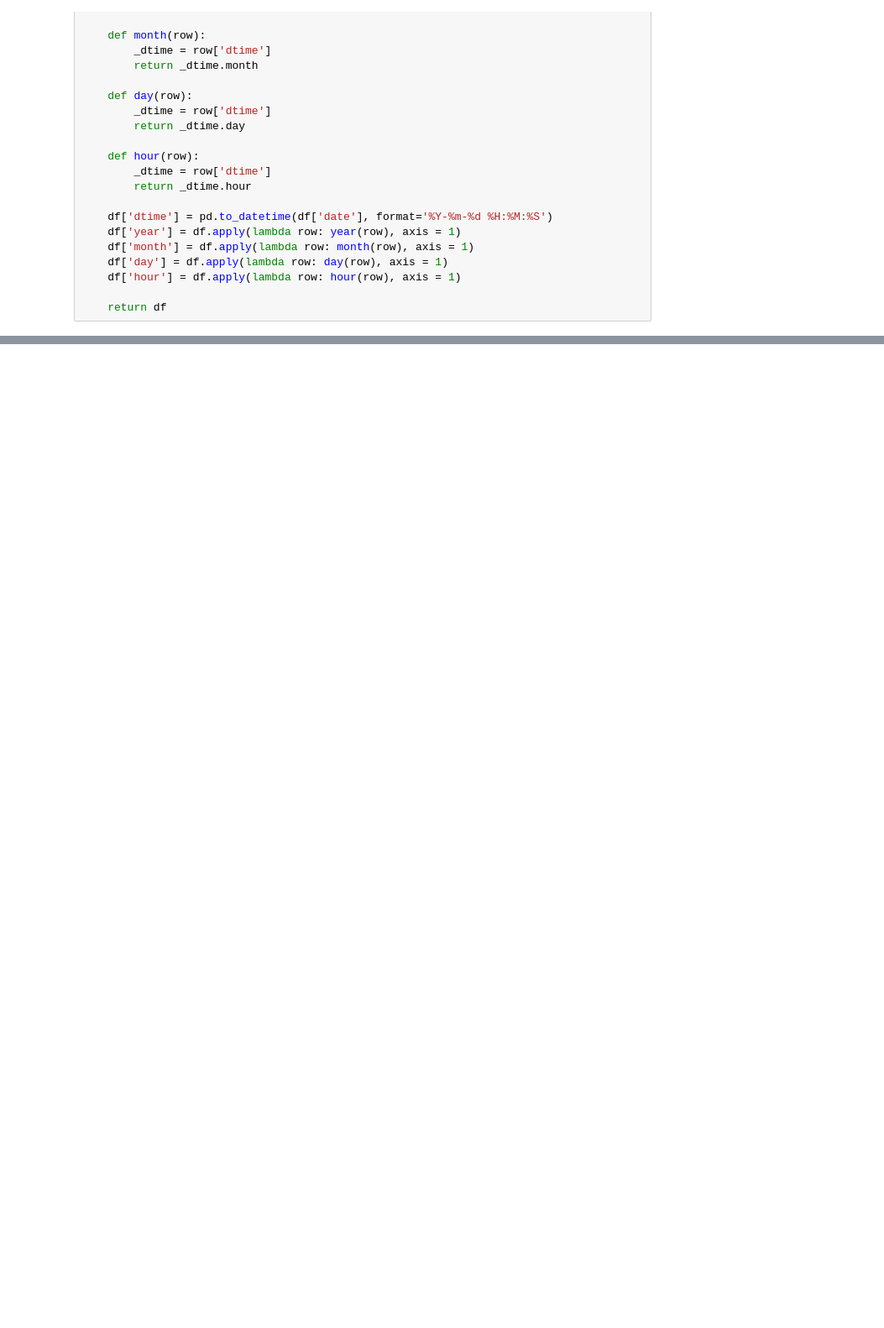
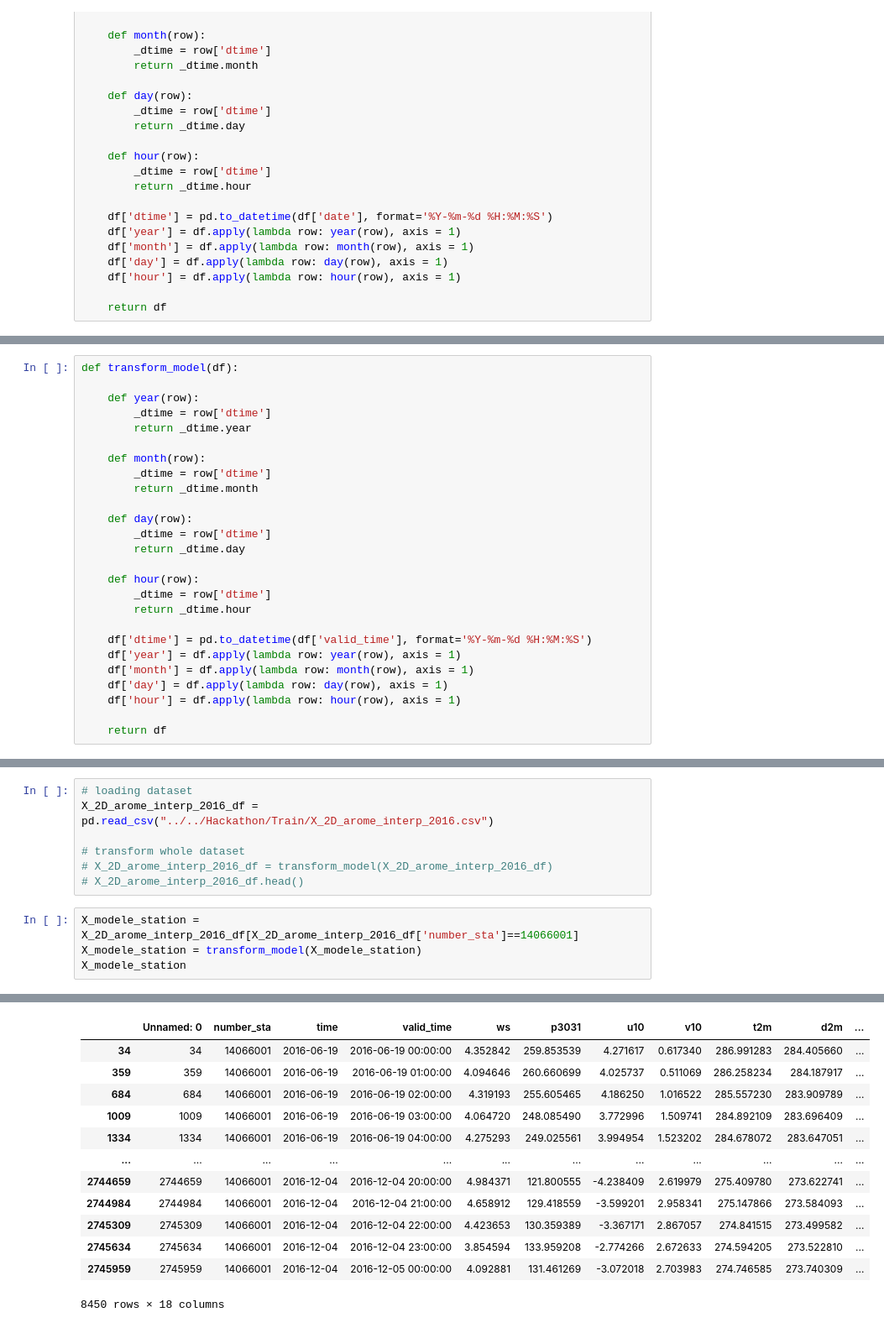
Before and after one commit to damienanquetin/HackathonMF, a Jupyter notebook: notebooks/transform_dataset.ipynb, the cells around one changed output, grey strips where cells are left out. Shown at 84% size. Cells and saved outputs as stored; diff of their text form; blank space fills up the shorter version.

```diff
--- a/notebooks/transform_dataset.ipynb
+++ b/notebooks/transform_dataset.ipynb
@@ -43,0 +32,26 @@ X_station_train_df.head()
+# %%
+def transform_model(df):
+
+    def year(row):
+        _dtime = row['dtime']
+        return _dtime.year
+
+    def month(row):
+        _dtime = row['dtime']
+        return _dtime.month
+
+    def day(row):
+        _dtime = row['dtime']
+        return _dtime.day
+
+    def hour(row):
+        _dtime = row['dtime']
+        return _dtime.hour
+
+    df['dtime'] = pd.to_datetime(df['valid_time'], format='%Y-%m-%d %H:%M:%S')
+    df['year'] = df.apply(lambda row: year(row), axis = 1)
+    df['month'] = df.apply(lambda row: month(row), axis = 1)
+    df['day'] = df.apply(lambda row: day(row), axis = 1)
+    df['hour'] = df.apply(lambda row: hour(row), axis = 1)
+
+    return df
@@ -43,0 +65,12 @@ X_station_train_df.head()
+# %%
+# loading dataset
+X_2D_arome_interp_2016_df = pd.read_csv("../../Hackathon/Train/X_2D_arome_interp_2016.csv")
+
+# transform whole dataset
+# X_2D_arome_interp_2016_df = transform_model(X_2D_arome_interp_2016_df)
+# X_2D_arome_interp_2016_df.head()
+# %%
+X_modele_station = X_2D_arome_interp_2016_df[X_2D_arome_interp_2016_df['number_sta']==14066001]
+X_modele_station = transform_model(X_modele_station)
+X_modele_station
+# %% [output]
@@ -43,0 +94,13 @@ X_station_train_df.head()
+|  | Unnamed: 0 | number_sta | time | valid_time | ws | p3031 | u10 | v10 | t2m | d2m | ... |
+| 34 | 34 | 14066001 | 2016-06-19 | 2016-06-19 00:00:00 | 4.352842 | 259.853539 | 4.271617 | 0.617340 | 286.991283 | 284.405660 | ... |
+| 359 | 359 | 14066001 | 2016-06-19 | 2016-06-19 01:00:00 | 4.094646 | 260.660699 | 4.025737 | 0.511069 | 286.258234 | 284.187917 | ... |
+| 684 | 684 | 14066001 | 2016-06-19 | 2016-06-19 02:00:00 | 4.319193 | 255.605465 | 4.186250 | 1.016522 | 285.557230 | 283.909789 | ... |
+| 1009 | 1009 | 14066001 | 2016-06-19 | 2016-06-19 03:00:00 | 4.064720 | 248.085490 | 3.772996 | 1.509741 | 284.892109 | 283.696409 | ... |
+| 1334 | 1334 | 14066001 | 2016-06-19 | 2016-06-19 04:00:00 | 4.275293 | 249.025561 | 3.994954 | 1.523202 | 284.678072 | 283.647051 | ... |
+| ... | ... | ... | ... | ... | ... | ... | ... | ... | ... | ... | ... |
+| 2744659 | 2744659 | 14066001 | 2016-12-04 | 2016-12-04 20:00:00 | 4.984371 | 121.800555 | -4.238409 | 2.619979 | 275.409780 | 273.622741 | ... |
+| 2744984 | 2744984 | 14066001 | 2016-12-04 | 2016-12-04 21:00:00 | 4.658912 | 129.418559 | -3.599201 | 2.958341 | 275.147866 | 273.584093 | ... |
+| 2745309 | 2745309 | 14066001 | 2016-12-04 | 2016-12-04 22:00:00 | 4.423653 | 130.359389 | -3.367171 | 2.867057 | 274.841515 | 273.499582 | ... |
+| 2745634 | 2745634 | 14066001 | 2016-12-04 | 2016-12-04 23:00:00 | 3.854594 | 133.959208 | -2.774266 | 2.672633 | 274.594205 | 273.522810 | ... |
+| 2745959 | 2745959 | 14066001 | 2016-12-04 | 2016-12-05 00:00:00 | 4.092881 | 131.461269 | -3.072018 | 2.703983 | 274.746585 | 273.740309 | ... |
+8450 rows × 18 columns
```
Also changed, not shown: parts of 12 cells of this notebook.
